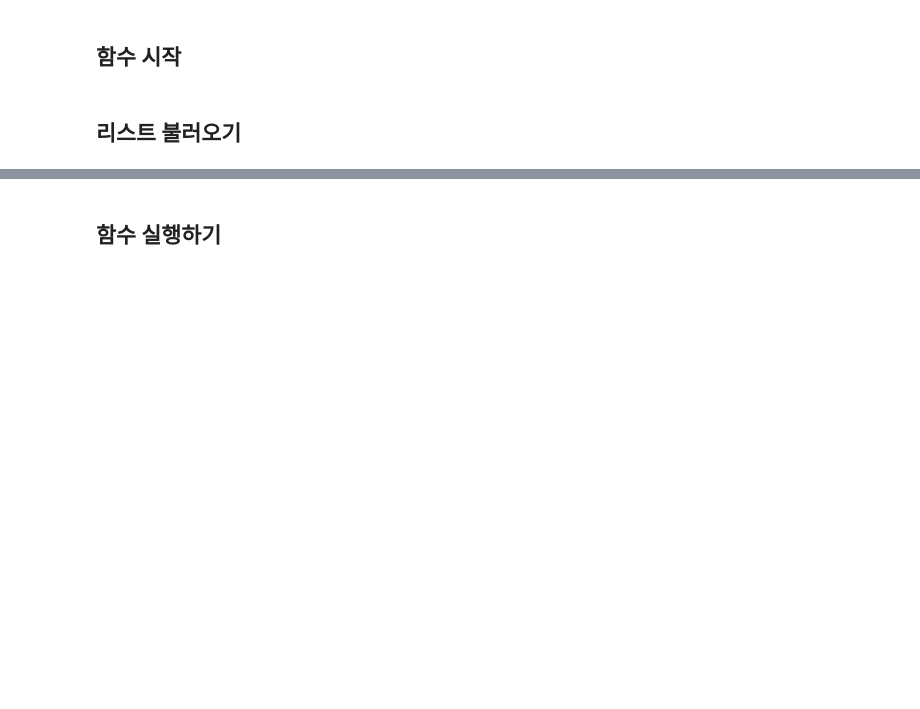
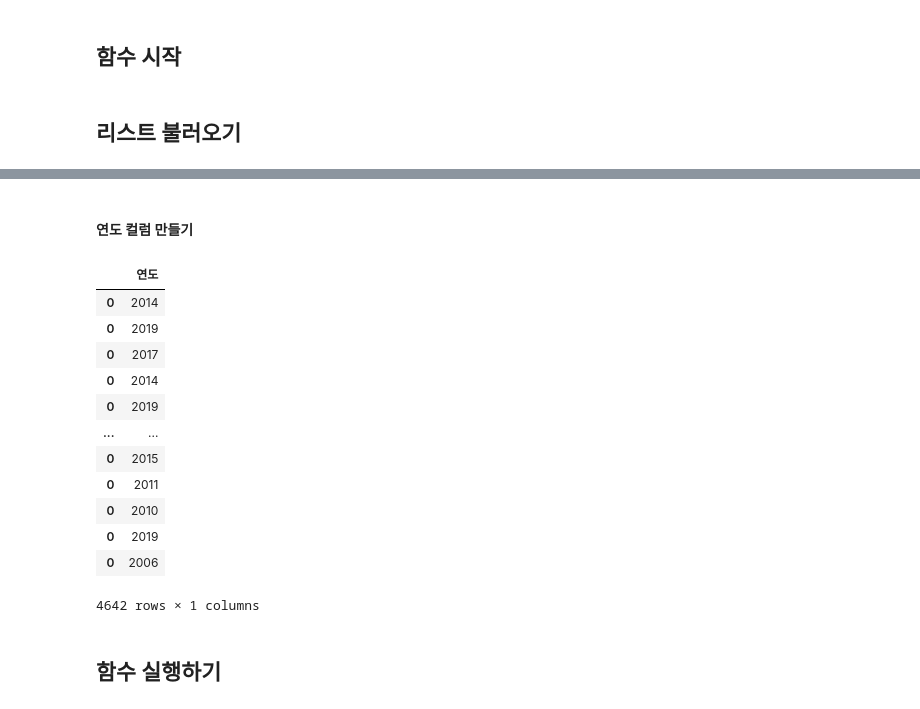
Before and after one commit to Play-Web-miniProject/MovieDL, a Jupyter notebook: eyz/naver_API.ipynb, the cells around one changed output, grey strips where cells are left out. Cells and saved outputs as stored; diff of their text form; code cells hidden in the pictures; blank space fills up the shorter version.

```diff
--- a/eyz/naver_API.ipynb
+++ b/eyz/naver_API.ipynb
@@ -133,3 +132,35 @@ len = 68 [2017, 2013, 2009, 2013, 2011, 2007, 2008, 2009, 2008, 2011]
+# %% [markdown]
+#### 연도 컬럼 만들기
+# %%
+import pandas as pd
+
+movie_df = pd.read_csv('movie_resize2.csv', encoding='utf-8')
+year_df = pd.DataFrame()
+for row in movie_df['개봉일']:
+    year_df = pd.concat([year_df, pd.DataFrame([row.split('-')[0]])])
+
+year_df.columns = ['연도']
+
+year_df.index = range(4642)
+
+movie_df = pd.read_csv('movie_resize2.csv', encoding='utf-8')
+movie_df = pd.concat([movie_df, year_df], axis=1)
+
+movie_df.to_csv('movie_resize2_year_utf8.csv', encoding='utf-8')
+# %% [output]
+|  | 연도 |
+| 0 | 2014 |
+| 0 | 2019 |
+| 0 | 2017 |
+| 0 | 2014 |
+| 0 | 2019 |
+| ... | ... |
+| 0 | 2015 |
+| 0 | 2011 |
+| 0 | 2010 |
+| 0 | 2019 |
+| 0 | 2006 |
+4642 rows × 1 columns
 # %% [markdown]
 ## 함수 실행하기
 # %%
```
Also changed, not shown: parts of 3 cells of this notebook, 12 other files.
